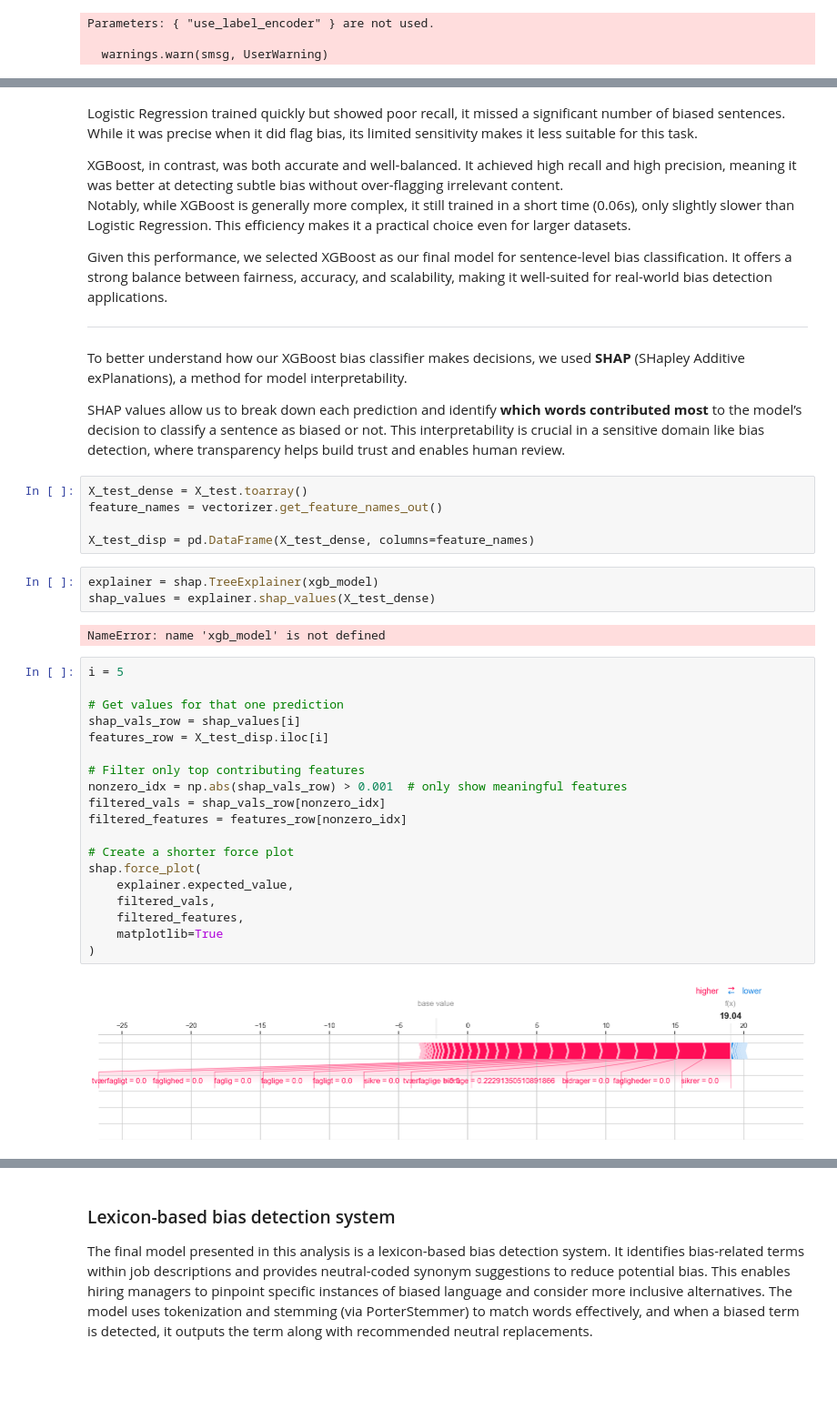
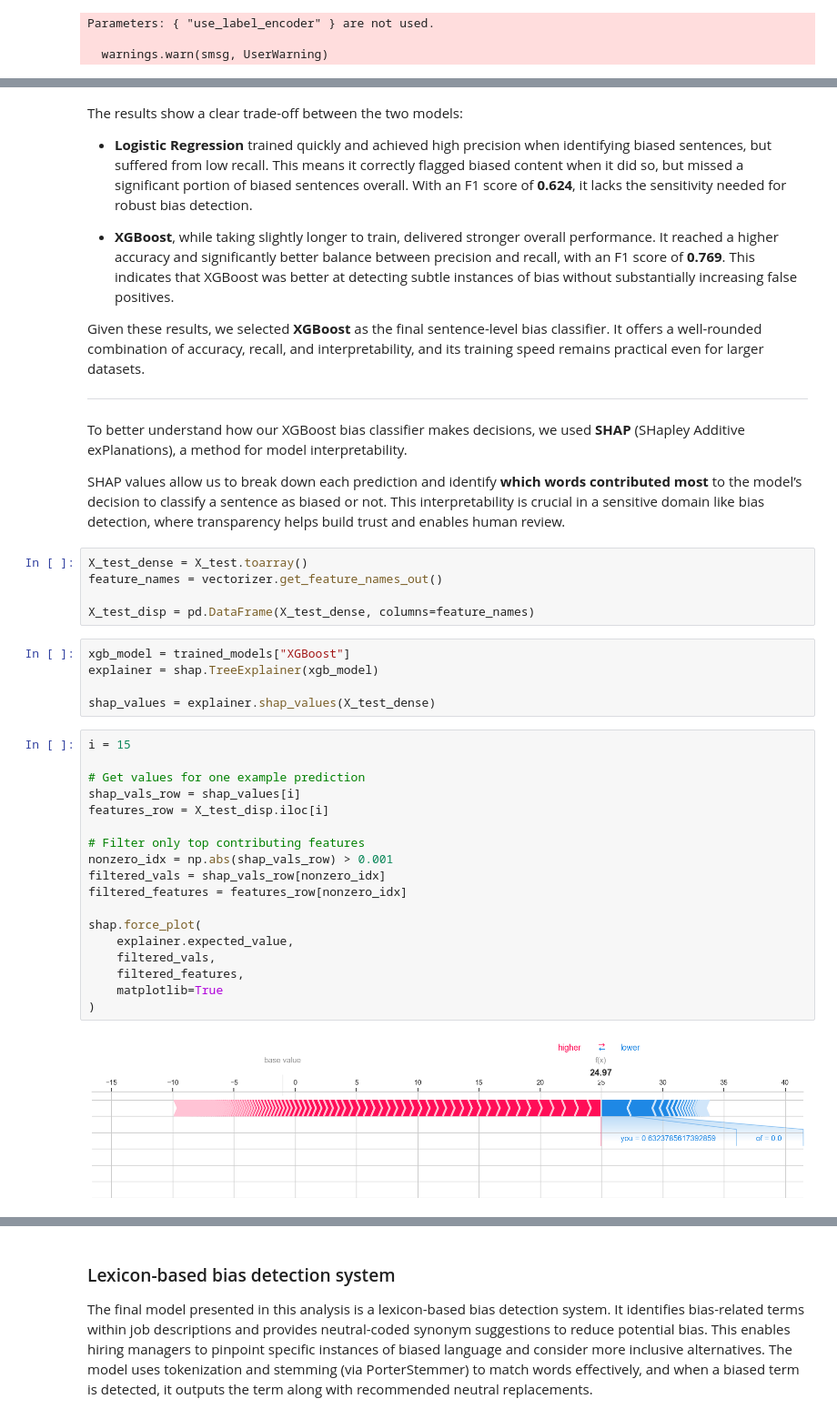
Before and after one commit to annemollelsborg/detection_of_workforce_discrimination, a Jupyter notebook: Women_in_men_fields.ipynb, the cells around one changed output, grey strips where cells are left out. Shown at 91% size. Drawn from its saved outputs; the diff is of its cells as text; blank space fills up the shorter version.

```diff
--- a/Women_in_men_fields.ipynb
+++ b/Women_in_men_fields.ipynb
@@ -688,12 +689,14 @@ Classification Report:
    macro avg       0.90      0.82      0.84       845
 weighted avg       0.89      0.88      0.87       845
 # %% [markdown]
-Logistic Regression trained quickly but showed poor recall, it missed a significant number of biased sentences. While it was precise when it did flag bias, its limited sensitivity makes it less suitable for this task.
+The results show a clear trade-off between the two models:
 
-XGBoost, in contrast, was both accurate and well-balanced. It achieved high recall and high precision, meaning it was better at detecting subtle bias without over-flagging irrelevant content.
-Notably, while XGBoost is generally more complex, it still trained in a short time (0.06s), only slightly slower than Logistic Regression. This efficiency makes it a practical choice even for larger datasets.
+- **Logistic Regression** trained quickly and achieved high precision when identifying biased sentences, but suffered from low recall. This means it correctly flagged biased content when it did so, but missed a significant portion of biased sentences overall. With an F1 score of **0.624**, it lacks the sensitivity needed for robust bias detection.
 
-Given this performance, we selected XGBoost as our final model for sentence-level bias classification. It offers a strong balance between fairness, accuracy, and scalability, making it well-suited for real-world bias detection applications.
+- **XGBoost**, while taking slightly longer to train, delivered stronger overall performance. It reached a higher accuracy and significantly better balance between precision and recall, with an F1 score of **0.769**. This indicates that XGBoost was better at detecting subtle instances of bias without substantially increasing false positives.
+
+Given these results, we selected **XGBoost** as the final sentence-level bias classifier. It offers a well-rounded combination of accuracy, recall, and interpretability, and its training speed remains practical even for larger datasets.
+
 
 ------
 
@@ -706,28 +709,27 @@ feature_names = vectorizer.get_feature_names_out()
 
 X_test_disp = pd.DataFrame(X_test_dense, columns=feature_names)
 # %%
+xgb_model = trained_models["XGBoost"]
 explainer = shap.TreeExplainer(xgb_model)
+
 shap_values = explainer.shap_values(X_test_dense)
-# %% [output]
-NameError: name 'xgb_model' is not defined
 # %%
-i = 5
+i = 15
 
-# Get values for that one prediction
+# Get values for one example prediction
 shap_vals_row = shap_values[i]
 features_row = X_test_disp.iloc[i]
 
 # Filter only top contributing features
-nonzero_idx = np.abs(shap_vals_row) > 0.001  # only show meaningful features
+nonzero_idx = np.abs(shap_vals_row) > 0.001
 filtered_vals = shap_vals_row[nonzero_idx]
 filtered_features = features_row[nonzero_idx]
 
-# Create a shorter force plot
 shap.force_plot(
     explainer.expected_value,
     filtered_vals,
     filtered_features,
     matplotlib=True
 )
 # %% [output]
-[figure, old version]
+[figure, new version]
```
Also changed, not shown: parts of 4 cells of this notebook.
